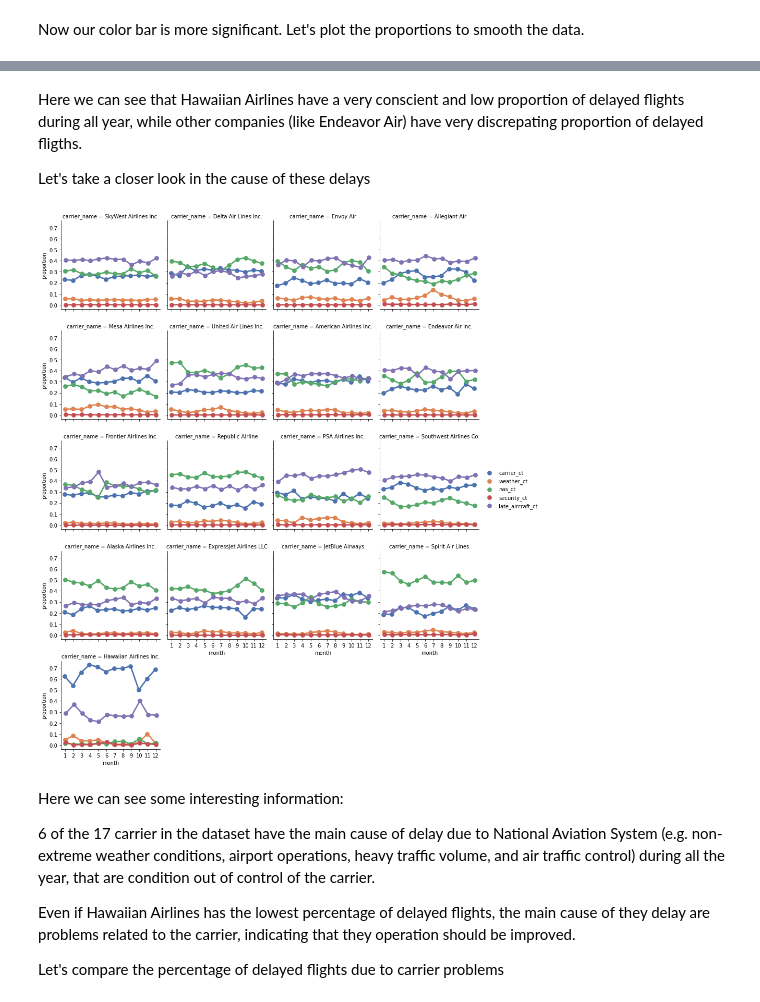
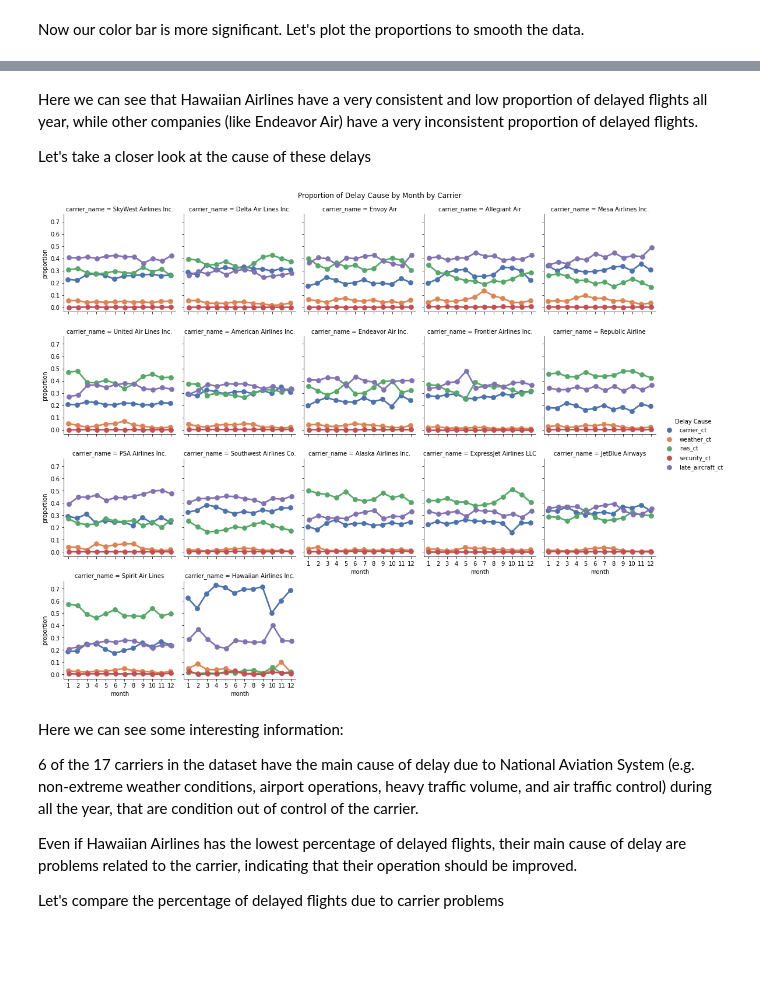
Before and after one commit to gilvan-reis/data-analyst-udacity, a Jupyter notebook: project-5_communicate-data-findings/exploratory_analysis.ipynb, the cells around one changed output, grey strips where cells are left out. Drawn from its saved outputs; the diff is of its cells as text; code cells hidden in the pictures; blank space fills up the shorter version.

```diff
--- a/project-5_communicate-data-findings/exploratory_analysis.ipynb
+++ b/project-5_communicate-data-findings/exploratory_analysis.ipynb
@@ -408,4 +374,4 @@ sns.heatmap(data, cmap='rocket_r', annot=True, fmt=".2f", linewidths=.5, vmin=0.
 # %% [markdown]
-Here we can see that Hawaiian Airlines have a very conscient and low proportion of delayed flights during all year, while other companies (like Endeavor Air) have very discrepating proportion of delayed fligths.
+Here we can see that Hawaiian Airlines have a very consistent and low proportion of delayed flights all year, while other companies (like Endeavor Air) have a very inconsistent proportion of delayed flights.
 
-Let's take a closer look in the cause of these delays
+Let's take a closer look at the cause of these delays
@@ -429,20 +378,22 @@ Let's take a closer look in the cause of these delays
 # %%
 data = df.groupby(['carrier_name', 'month']).sum()
 data = data[['carrier_ct', 'weather_ct', 'nas_ct', 'security_ct', 'late_aircraft_ct']].div(data.arr_del15, axis='index')
 data = data.reset_index()
 data = pd.melt(data, id_vars=['month', 'carrier_name'], var_name='cause', value_name='proportion')
 
-g = sns.FacetGrid(data, col='carrier_name', col_wrap=4, col_order=carrier_name_order);
-g.map(sns.pointplot, 'month', 'proportion', 'cause', palette='deep', dodge=True);
-g.add_legend();
+grid = sns.FacetGrid(data, col='carrier_name', col_wrap=5, col_order=carrier_name_order)
+grid.map(sns.pointplot, 'month', 'proportion', 'cause', palette='deep', dodge=True)
+grid.add_legend()
+grid.legend.set_title('Delay Cause')
+grid.fig.suptitle('Proportion of Delay Cause by Month by Carrier', y=1.015);
 # %% [output]
-[figure, old version]
+[figure, new version]
 # %% [markdown]
 Here we can see some interesting information:
 
-6 of the 17 carrier in the dataset have the main cause of delay due to National Aviation System (e.g. non-extreme weather conditions, airport operations, heavy traffic volume, and air traffic control) during all the year, that are condition out of control of the carrier.
+6 of the 17 carriers in the dataset have the main cause of delay due to National Aviation System (e.g. non-extreme weather conditions, airport operations, heavy traffic volume, and air traffic control) during all the year, that are condition out of control of the carrier.
 
-Even if Hawaiian Airlines has the lowest percentage of delayed flights, the main cause of they delay are problems related to the carrier, indicating that they operation should be improved.
+Even if Hawaiian Airlines has the lowest percentage of delayed flights, their main cause of delay are problems related to the carrier, indicating that their operation should be improved.
 
 Let's compare the percentage of delayed flights due to carrier problems
 # %%
```
Also changed, not shown: parts of 41 cells of this notebook, 1 other file.
